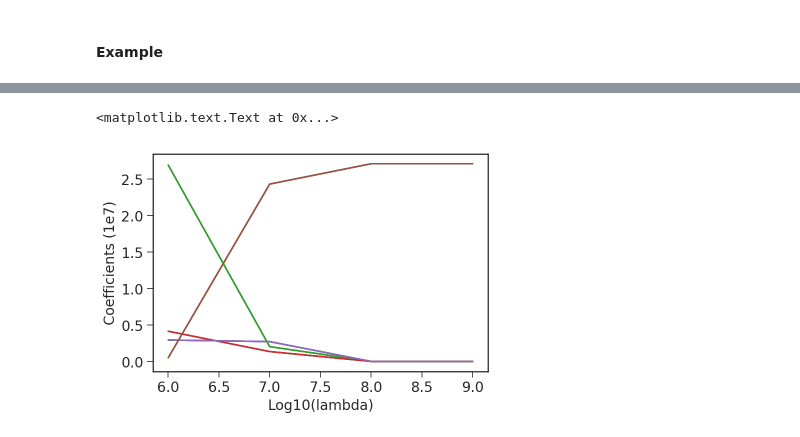
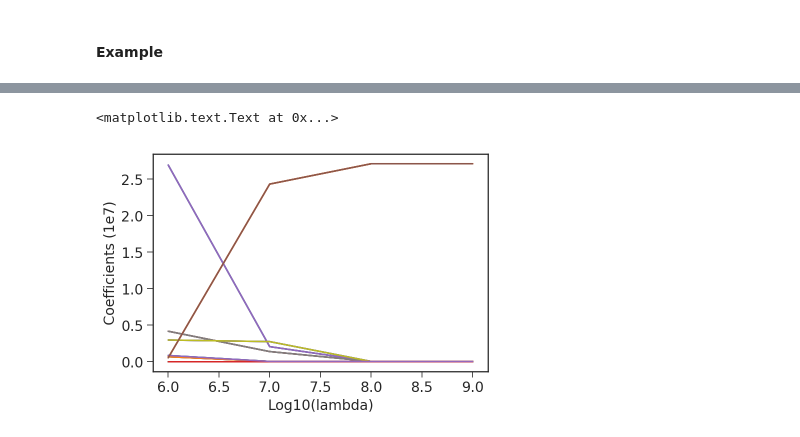
Before and after one commit to brentkuenzi/Systems-Pharmacology, a Jupyter notebook: Expression Functions.ipynb, the cells around one changed output, grey strips where cells are left out. Cells and saved outputs as stored; diff of their text form; code cells hidden in the pictures.

```diff
--- a/Expression Functions.ipynb
+++ b/Expression Functions.ipynb
@@ -512,11 +510,11 @@ mtx
 | 2 | 2.709471e+07 | 0.0 | 0.0 | 0.000000e+00 | 0.0 | 0.0 | 0.000000e+00 | 0.000000e+00 | 0.0 | ... |
 | 3 | 2.709471e+07 | 0.0 | 0.0 | 0.000000e+00 | 0.0 | 0.0 | 0.000000e+00 | 0.000000e+00 | 0.0 | ... |
 # %%
-cols = show_nnz_features(weights,all_features) + ["intercept"]
+cols = all_features + ["intercept"]
 for i in range(mtx.shape[0]):
     plt.plot(np.log10(lambdas),mtx[cols]/1e7)
 plt.xlabel("Log10(lambda)")
 plt.ylabel("Coefficients (1e7)")
 # %% [output]
 <matplotlib.text.Text at 0x...>
-[figure, old version]
+[figure, new version]
```
Also changed, not shown: parts of 1 cell of this notebook.
